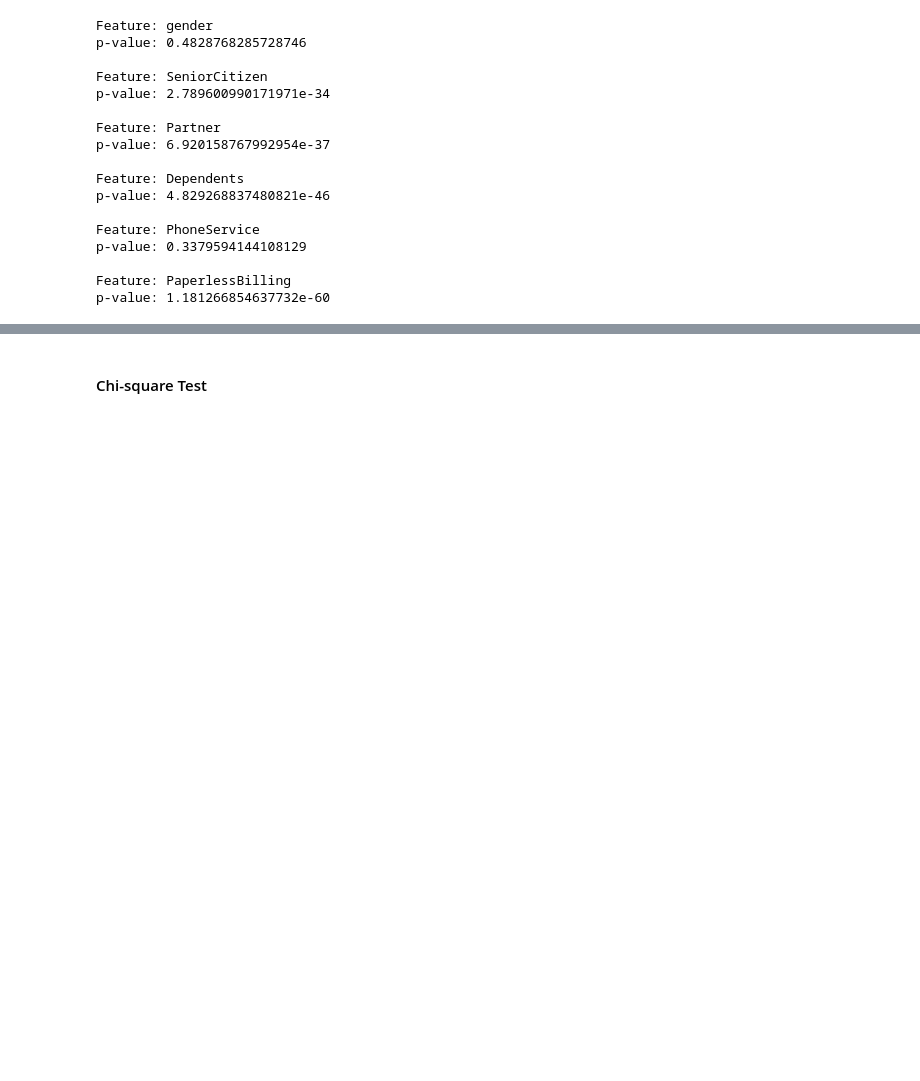
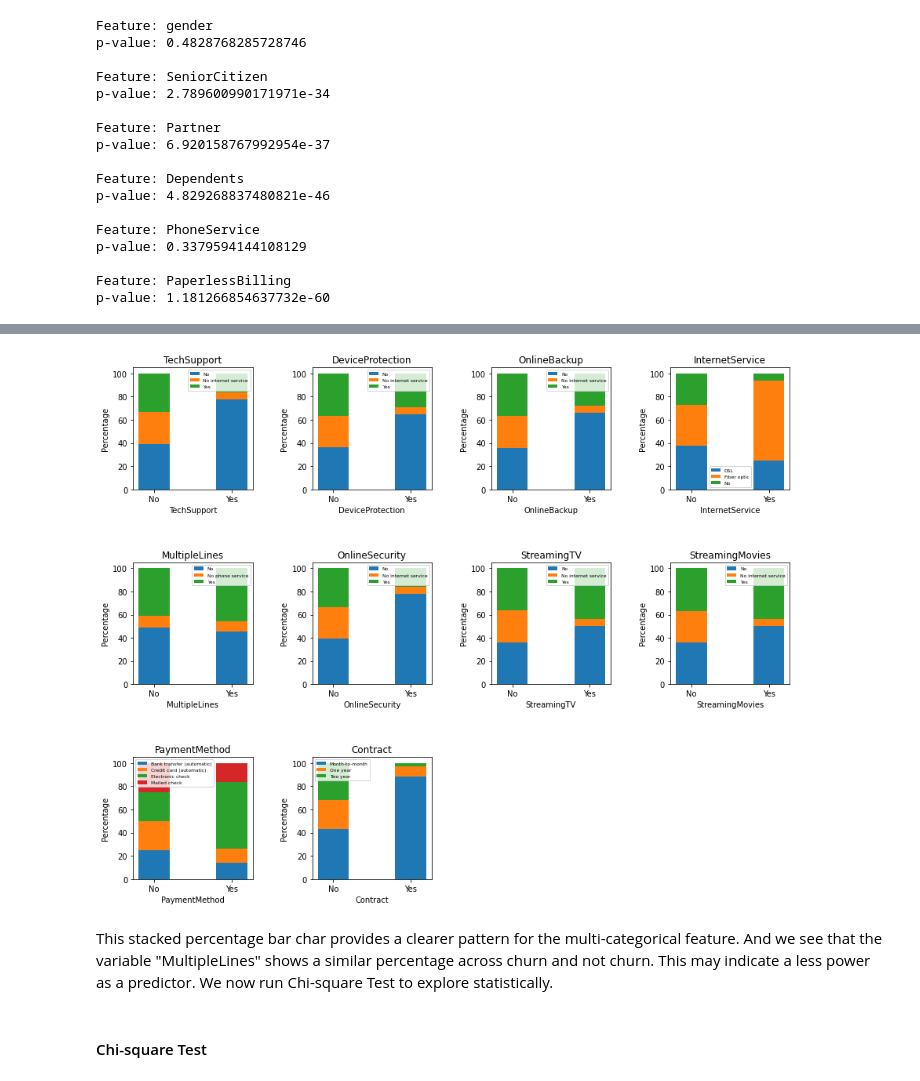
Before and after one commit to COGS118A/Group014-SP23, a Jupyter notebook: FinalProject_Group014-SP23.ipynb, the cells around one changed output, grey strips where cells are left out. Drawn from its saved outputs; the diff is of its cells as text; code cells hidden in the pictures; blank space fills up the shorter version.

```diff
--- a/FinalProject_Group014-SP23.ipynb
+++ b/FinalProject_Group014-SP23.ipynb
@@ -287,3 +287,42 @@ The features **Gender** and **PhoneService** have relatively high p-value, indic
+# %%
+multi_features = {'MultipleLines','InternetService','OnlineSecurity','OnlineBackup','DeviceProtection',
+                'TechSupport','StreamingTV','StreamingMovies','Contract','PaymentMethod'}
+churn_categories = df['Churn'].unique()
+
+fig, axes = plt.subplots(3, 4, figsize=(15, 12))
+
+for i, feature in enumerate(multi_features):
+    contingency_table = pd.crosstab(df['Churn'], df[feature])
+    contingency_table_pct = contingency_table.div(contingency_table.sum(axis=1), axis=0) * 100
+
+    ax = axes[i // 4, i % 4]
+
+    categories = contingency_table_pct.columns
+
+    bottom = np.zeros(2)
+    width = 0.4
+
+    for column in contingency_table_pct:
+        y = contingency_table_pct[column].values
+        ax.bar(churn_categories, y, width, label=column, bottom=bottom)
+        bottom += y
+
+    ax.set_xlabel(feature)
+    ax.set_ylabel('Percentage')
+    ax.set_title(f'{feature}')
+    ax.legend(fontsize = 6)
+
+# Remove empty subplots if the number of features is less than 12
+if len(multi_features) < 12:
+    for i in range(len(multi_features), 12):
+        fig.delaxes(axes[i // 4, i % 4])
+
+plt.subplots_adjust(wspace=0.5, hspace=0.6)
+plt.show()
+# %% [output]
+[figure, added]
+# %% [markdown]
+This stacked percentage bar char provides a clearer pattern for the multi-categorical feature. And we see that the variable "MultipleLines" shows a similar percentage across churn and not churn. This may indicate a less power as a predictor. We now run Chi-square Test to explore statistically.
 # %% [markdown]
 #### Chi-square Test
 # %%
```
Also changed, not shown: parts of 45 cells of this notebook.
